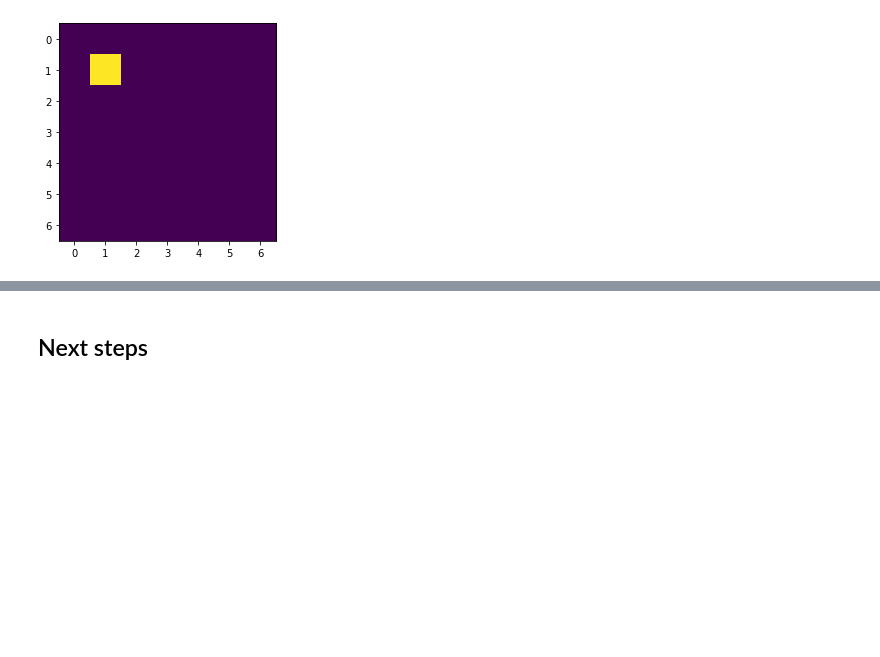
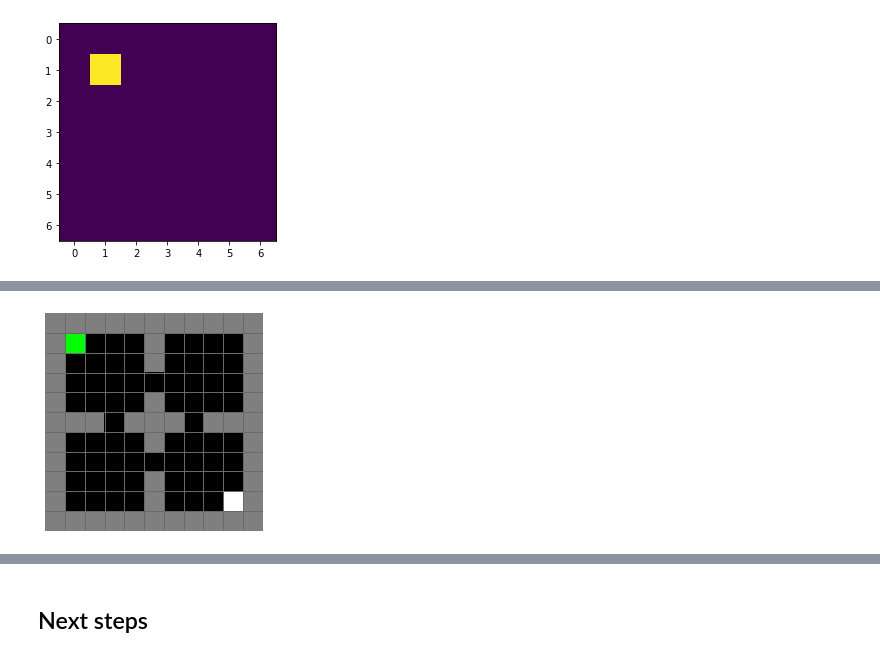
Before and after one commit to awjuliani/neuro-nav, a Jupyter notebook: notebooks/ccn_tutorial.ipynb, the cells around one changed output, grey strips where cells are left out. Cells and saved outputs as stored; diff of their text form; code cells hidden in the pictures; blank space fills up the shorter version.

```diff
--- a/notebooks/ccn_tutorial.ipynb
+++ b/notebooks/ccn_tutorial.ipynb
@@ -290,0 +298,6 @@ _ = plt.xlabel("Episodes")
+# %%
+env = GridEnv(topography=GridTopography.four_rooms)
+obs = env.reset()
+env.render()
+# %% [output]
+[figure, added]
```
Also changed, not shown: parts of 16 cells of this notebook, 1 other file.
